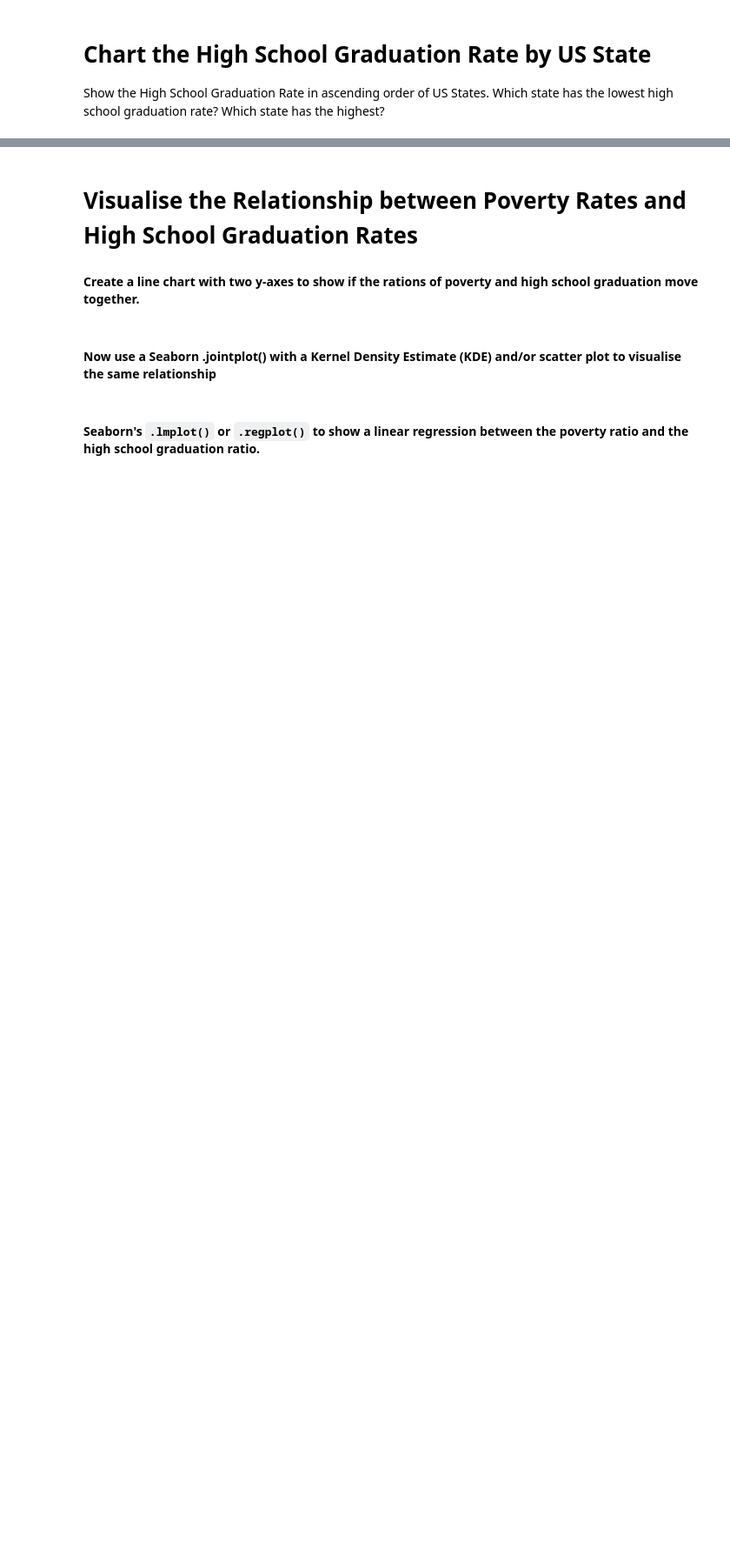
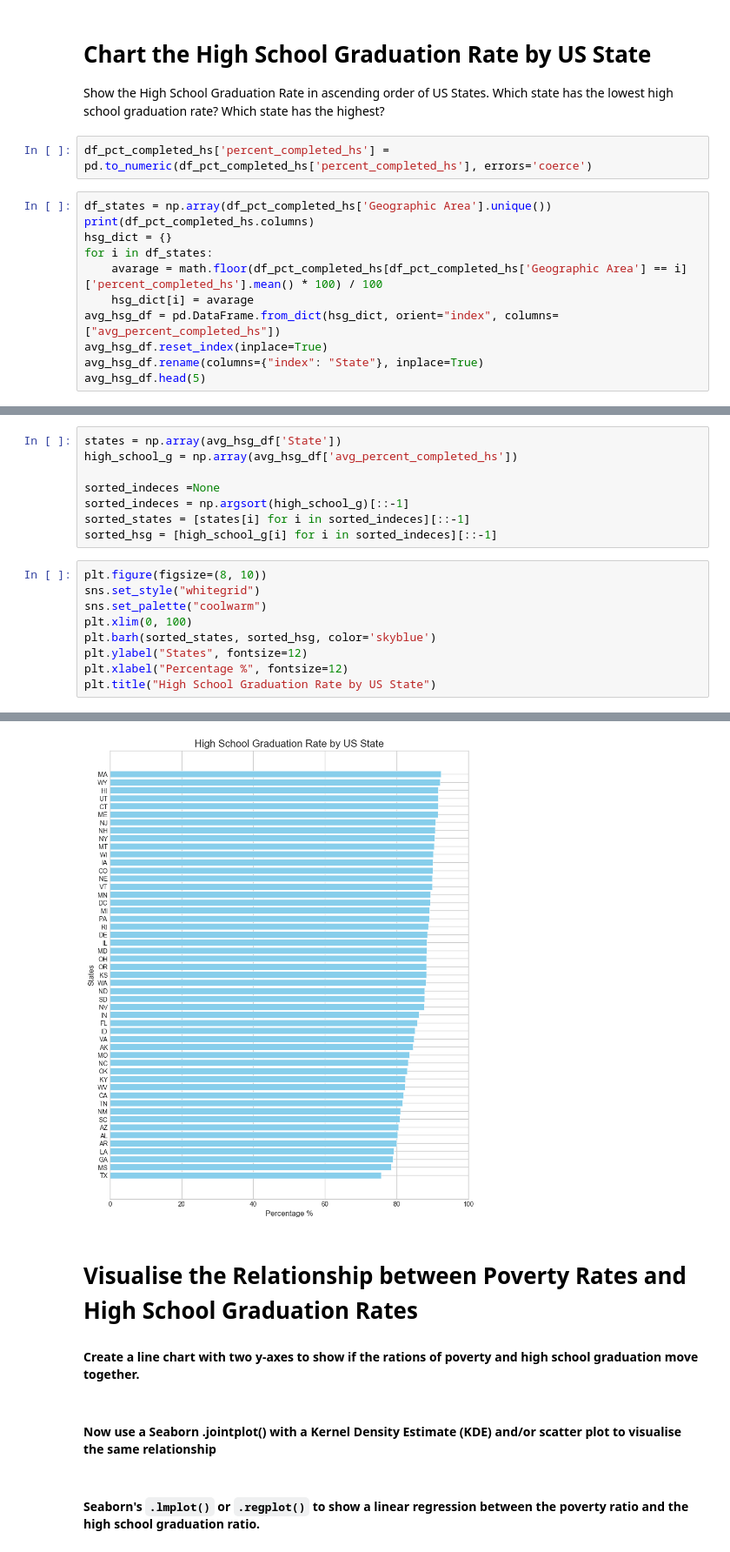
Before and after one commit to Davlatbek0710/Deaths-Data-Analysis, a Jupyter notebook: Fatal_Force.ipynb, the cells around one changed output, grey strips where cells are left out. Shown: that part at 87% size. Drawn from its saved outputs; the diff is of its cells as text; blank space fills up the shorter version.

```diff
--- a/Fatal_Force.ipynb
+++ b/Fatal_Force.ipynb
@@ -125,3 +186,16 @@ Create a bar chart that ranks the poverty rate from highest to lowest by US stat
 # Chart the High School Graduation Rate by US State
 
 Show the High School Graduation Rate in ascending order of US States. Which state has the lowest high school graduation rate? Which state has the highest?
+# %%
+df_pct_completed_hs['percent_completed_hs'] = pd.to_numeric(df_pct_completed_hs['percent_completed_hs'], errors='coerce')
+# %%
+df_states = np.array(df_pct_completed_hs['Geographic Area'].unique())
+print(df_pct_completed_hs.columns)
+hsg_dict = {}
+for i in df_states:
+    avarage = math.floor(df_pct_completed_hs[df_pct_completed_hs['Geographic Area'] == i]['percent_completed_hs'].mean() * 100) / 100
+    hsg_dict[i] = avarage
+avg_hsg_df = pd.DataFrame.from_dict(hsg_dict, orient="index", columns=["avg_percent_completed_hs"])
+avg_hsg_df.reset_index(inplace=True)
+avg_hsg_df.rename(columns={"index": "State"}, inplace=True)
+avg_hsg_df.head(5)
@@ -127,0 +210,18 @@ Show the High School Graduation Rate in ascending order of US States. Which stat
+# %%
+states = np.array(avg_hsg_df['State'])
+high_school_g = np.array(avg_hsg_df['avg_percent_completed_hs'])
+
+sorted_indeces =None
+sorted_indeces = np.argsort(high_school_g)[::-1]
+sorted_states = [states[i] for i in sorted_indeces][::-1]
+sorted_hsg = [high_school_g[i] for i in sorted_indeces][::-1]
+# %%
+plt.figure(figsize=(8, 10))
+sns.set_style("whitegrid")
+sns.set_palette("coolwarm")
+plt.xlim(0, 100)
+plt.barh(sorted_states, sorted_hsg, color='skyblue')
+plt.ylabel("States", fontsize=12)
+plt.xlabel("Percentage %", fontsize=12)
+plt.title("High School Graduation Rate by US State")
+# %% [output]
@@ -128,3 +229,4 @@ Show the High School Graduation Rate in ascending order of US States. Which stat
+[figure, added]
 # %% [markdown]
 # Visualise the Relationship between Poverty Rates and High School Graduation Rates
 
```
Also changed, not shown: parts of 7 cells of this notebook.
